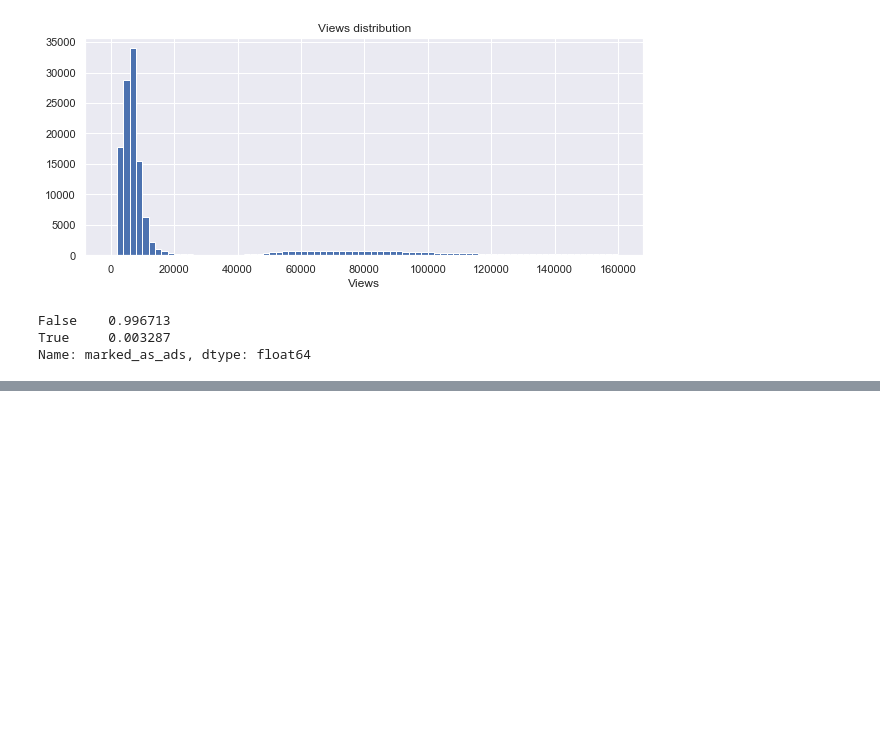
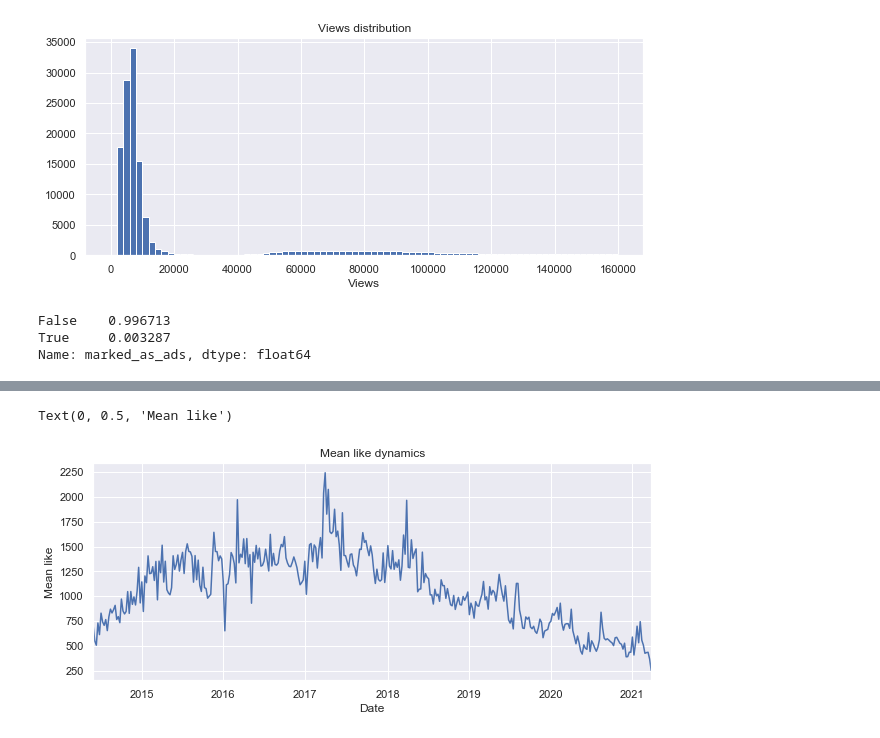
Before and after one commit to oldhroft/news-research, a Jupyter notebook: EDA.ipynb, the cells around one changed output, grey strips where cells are left out. Drawn from its saved outputs; the diff is of its cells as text; code cells hidden in the pictures; blank space fills up the shorter version.

```diff
--- a/EDA.ipynb
+++ b/EDA.ipynb
@@ -15,7 +12,6 @@ def process(x):
     df.date = pd.to_datetime(df.date, unit='s')
     df.views = df.views.replace(-1, np.NaN)
     df.text = df.text.astype('string')
-    df.views = df.views.astype('Int64')
     return df
 # %%
 data = pd.read_parquet('data/news.parq').pipe(process)
@@ -104,14 +98,14 @@ False    0.996713
 True     0.003287
 Name: marked_as_ads, dtype: float64
 # %%
-likes_dynamics = (
+(
     data.groupby(pd.Grouper(key='date', freq='w'))
         .likes
         .mean()['2014-06-01': ]
+        .plot(figsize=(10, 4))
 )
 
-px.line(
-    x=likes_dynamics.index, y=likes_dynamics.values,
-    title='Mean likes dynamics',
-    labels={"x": "Date", "y": "Mean like",})
+plt.title('Mean like dynamics')
+plt.xlabel('Date')
+plt.ylabel('Mean like')
 # %% [output]
@@ -119 +112,3 @@ px.line(
+Text(0, 0.5, 'Mean like')
+[figure, added]
 # %%
```
Also changed, not shown: parts of 10 cells of this notebook.
